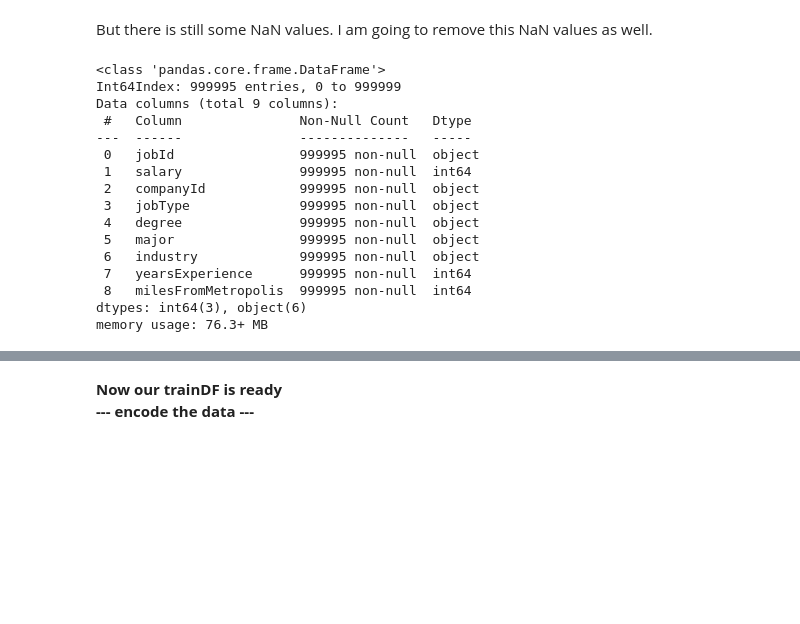
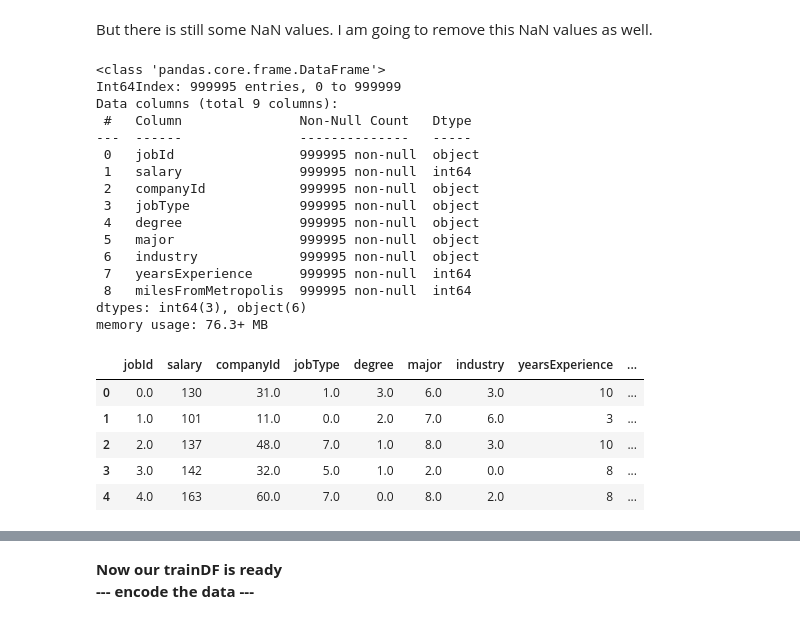
Before and after one commit to dennyalp/Salary-Prediction, a Jupyter notebook: Salary_Prediction_Notebook.ipynb, the cells around one changed output, grey strips where cells are left out. Saved outputs shown, nothing was run; the diff lists cells and outputs as text; code cells hidden in the pictures; blank space fills up the shorter version.

```diff
--- a/Salary_Prediction_Notebook.ipynb
+++ b/Salary_Prediction_Notebook.ipynb
@@ -204,3 +204,23 @@ plt.plot(trainDF["salary"] <= 0)
 The dataframe does not contain less than zero salary values.
 # %% [markdown]
 But there is still some NaN values. I am going to remove this NaN values as well.
+# %%
+trainDFOriginal = trainDF
+trainDFOriginal.info()
+# %% [output]
+<class 'pandas.core.frame.DataFrame'>
+Int64Index: 999995 entries, 0 to 999999
+Data columns (total 9 columns):
+ #   Column               Non-Null Count   Dtype
+---  ------               --------------   -----
+ 0   jobId                999995 non-null  object
+ 1   salary               999995 non-null  int64
+ 2   companyId            999995 non-null  object
+ 3   jobType              999995 non-null  object
+ 4   degree               999995 non-null  object
+ 5   major                999995 non-null  object
+ 6   industry             999995 non-null  object
+ 7   yearsExperience      999995 non-null  int64
+ 8   milesFromMetropolis  999995 non-null  int64
+dtypes: int64(3), object(6)
+memory usage: 76.3+ MB
@@ -207,19 +233,9 @@ But there is still some NaN values. I am going to remove this NaN values as well
 # %%
-trainDF.info()
+trainDF.head()
 # %% [output]
-<class 'pandas.core.frame.DataFrame'>
-Int64Index: 999995 entries, 0 to 999999
-Data columns (total 9 columns):
- #   Column               Non-Null Count   Dtype
----  ------               --------------   -----
- 0   jobId                999995 non-null  object
- 1   salary               999995 non-null  int64
- 2   companyId            999995 non-null  object
- 3   jobType              999995 non-null  object
- 4   degree               999995 non-null  object
- 5   major                999995 non-null  object
- 6   industry             999995 non-null  object
- 7   yearsExperience      999995 non-null  int64
- 8   milesFromMetropolis  999995 non-null  int64
-dtypes: int64(3), object(6)
-memory usage: 76.3+ MB
+|  | jobId | salary | companyId | jobType | degree | major | industry | yearsExperience | ... |
+| 0 | 0.0 | 130 | 31.0 | 1.0 | 3.0 | 6.0 | 3.0 | 10 | ... |
+| 1 | 1.0 | 101 | 11.0 | 0.0 | 2.0 | 7.0 | 6.0 | 3 | ... |
+| 2 | 2.0 | 137 | 48.0 | 7.0 | 1.0 | 8.0 | 3.0 | 10 | ... |
+| 3 | 3.0 | 142 | 32.0 | 5.0 | 1.0 | 2.0 | 0.0 | 8 | ... |
+| 4 | 4.0 | 163 | 60.0 | 7.0 | 0.0 | 8.0 | 2.0 | 8 | ... |
```
Also changed, not shown: parts of 11 cells of this notebook.
